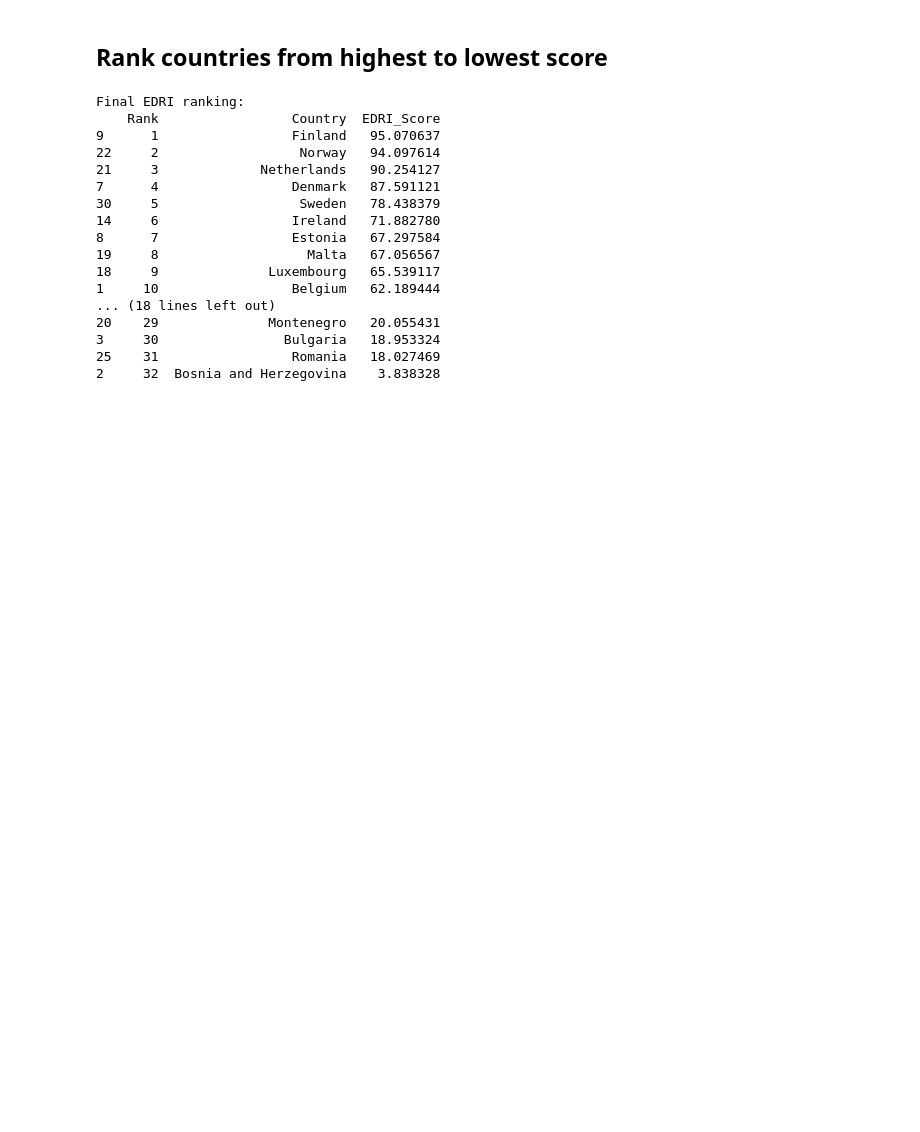
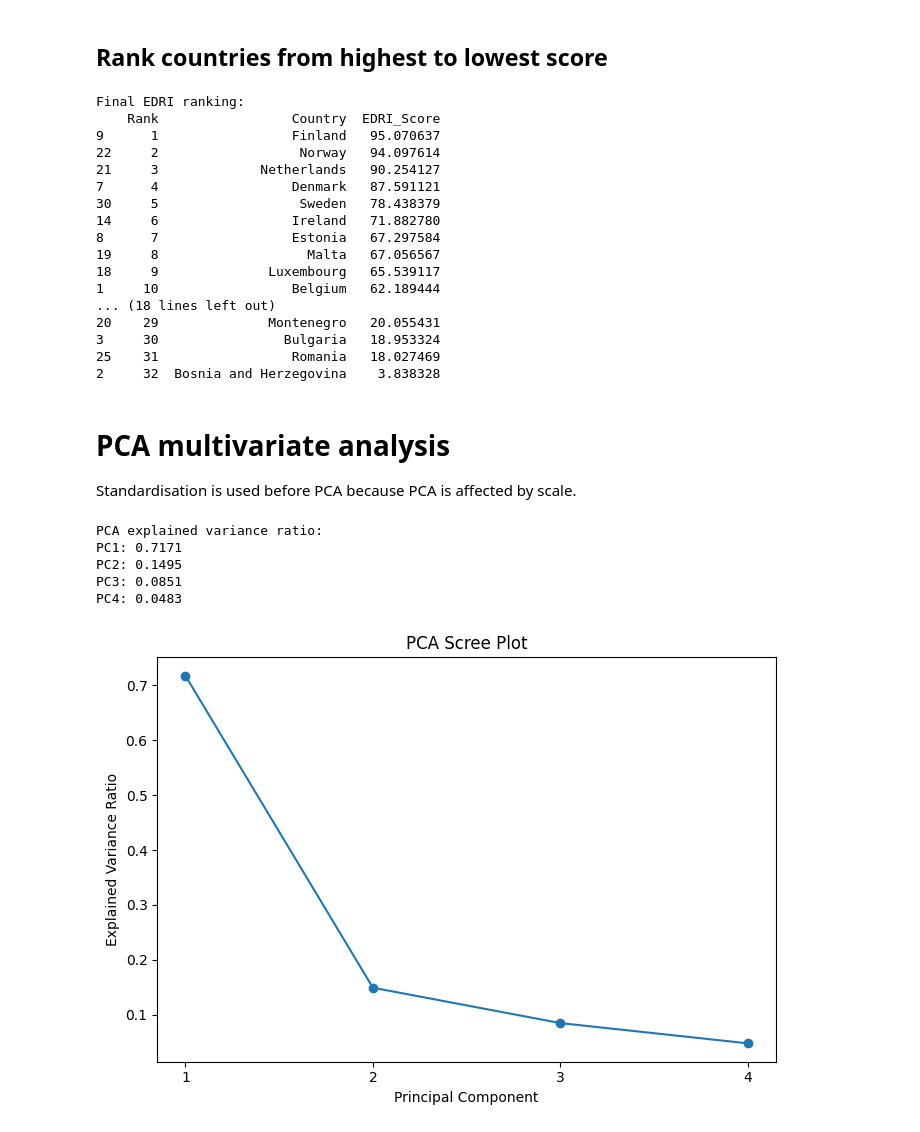
Before and after one commit to eljesam/DAV_CA_ELJESA, a Jupyter notebook: Code/edri_index_analysis.ipynb, the cells around one changed output. Saved outputs shown, nothing was run; the diff lists cells and outputs as text; code cells hidden in the pictures; blank space fills up the shorter version.

Commit message:
Add PCA visualizations: country plot and scree plot images

```diff
--- a/Code/edri_index_analysis.ipynb
+++ b/Code/edri_index_analysis.ipynb
@@ -217,3 +217,35 @@ Final EDRI ranking:
 3     30                Bulgaria   18.953324
 25    31                 Romania   18.027469
 2     32  Bosnia and Herzegovina    3.838328
+# %% [markdown]
+#  PCA multivariate analysis
+Standardisation is used before PCA because PCA is affected by scale.
+# %%
+standard_scaler = StandardScaler()
+scaled_data = standard_scaler.fit_transform(df[indicator_columns])
+
+pca = PCA()
+pca_result = pca.fit_transform(scaled_data)
+
+explained_variance = pca.explained_variance_ratio_
+
+print("\nPCA explained variance ratio:")
+for i, var in enumerate(explained_variance, start=1):
+    print(f"PC{i}: {var:.4f}")
+
+plt.figure(figsize=(7, 5))
+plt.plot(range(1, len(explained_variance) + 1), explained_variance, marker="o")
+plt.xlabel("Principal Component")
+plt.ylabel("Explained Variance Ratio")
+plt.title("PCA Scree Plot")
+plt.xticks(range(1, len(explained_variance) + 1))
+plt.tight_layout()
+plt.savefig("pca_scree_plot.png", dpi=300)
+plt.show()
+# %% [output]
+PCA explained variance ratio:
+PC1: 0.7171
+PC2: 0.1495
+PC3: 0.0851
+PC4: 0.0483
+[figure, added]
```
Also changed, not shown: parts of 3 cells of this notebook, 2 other files.
